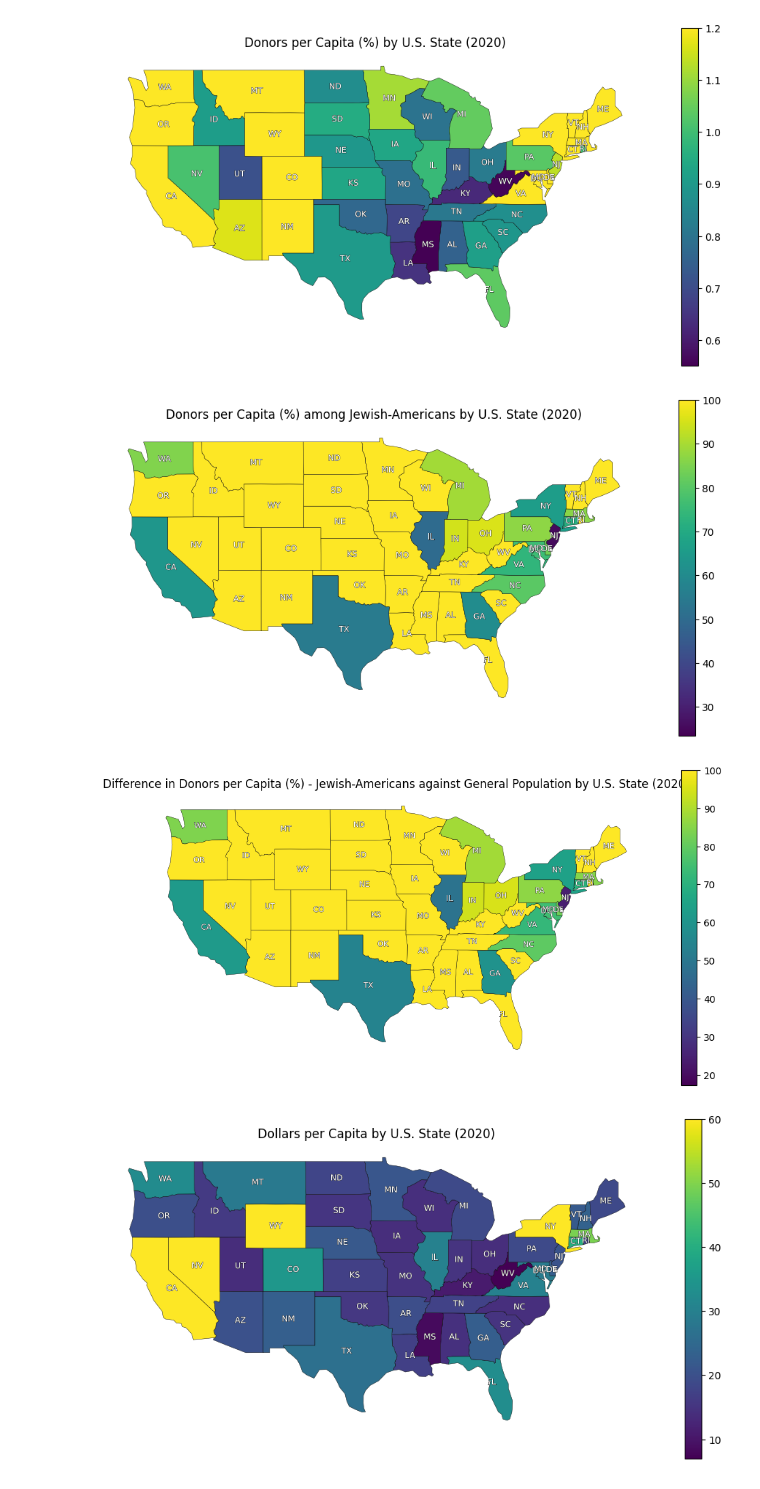
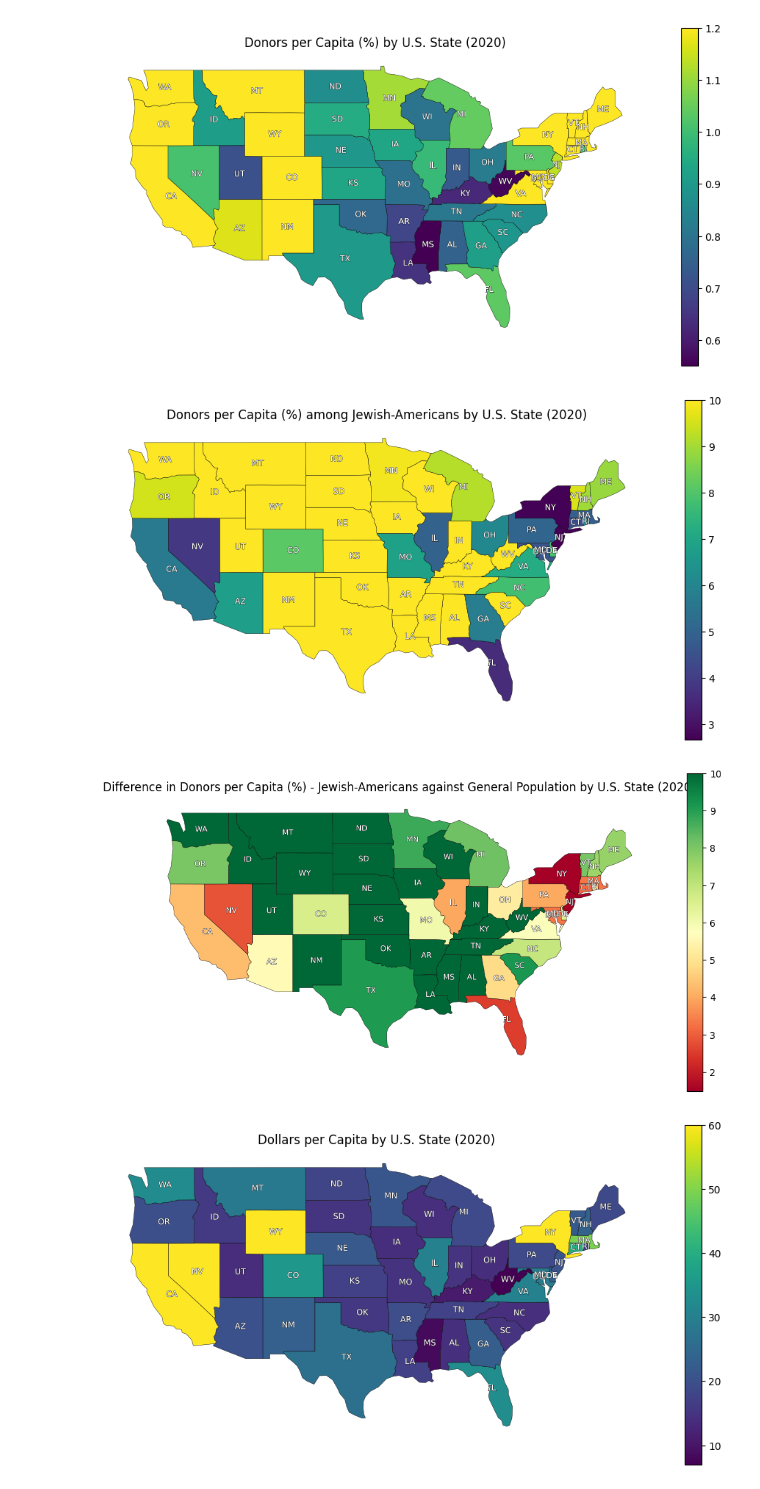
Before and after one commit to kkkarnav/indianamericancontributions, a Jupyter notebook: donors_stats_jew.ipynb, the cells around one changed output. Saved outputs shown, nothing was run; the diff lists cells and outputs as text; code cells hidden in the pictures.

Commit message:
feat: population adjusted jewish figures

```diff
--- a/donors_stats_jew.ipynb
+++ b/donors_stats_jew.ipynb
@@ -227,7 +227,7 @@ state_stats = (
         avg_amount_jewish=("total_donated", lambda x: x[donors.loc[x.index, "ethnic"] == "jew"].mean()),
         med_amount_jewish=("total_donated", lambda x: x[donors.loc[x.index, "ethnic"] == "jew"].median()),
         total_donations_jewish=("total_donated", lambda x: x[donors.loc[x.index, "ethnic"] == "jew"].sum()),
-        donor_count_jewish=("total_donated", lambda x: (donors.loc[x.index, "ethnic"] == "jew").count())
+        donor_count_jewish=("ethnic", lambda x: (x == "jew").sum())
     )
     .sort_values("total_donations", ascending=False)
     .reset_index()
@@ -255,6 +255,7 @@ gdf = gdf[(gdf["iso_a2"] == "US") & (~gdf["iso_3166_2"].isin(exclude_codes))][["
 gdf["state"] = gdf["iso_3166_2"].str.replace("US-", "")
 gdf_merged = gdf.merge(state_stats, on="state", how="left")
 # %%
-population = pd.read_csv("./data/aapi_population.csv", sep="\t")
+population = pd.read_csv("./data/jvl_population.csv", sep=",")
+population[["Jewish Pop", "Census Pop", "Share"]] = population[["Jewish Pop", "Census Pop", "Share"]].apply(pd.to_numeric, errors='coerce')
 population.head(10)
 # %% [output]
@@ -496,9 +492,9 @@ plt.show()
 # %%
 gdf_merged["don_per_capita"] = gdf_merged["donor_count"] / gdf_merged["Census Pop"] * 100
-gdf_merged["don_per_capita_jewish"] = gdf_merged["donor_count_jewish"] / gdf_merged["Indian Pop"] * 100
+gdf_merged["don_per_capita_jewish"] = gdf_merged["donor_count_jewish"] / gdf_merged["Jewish Pop"] * 100
 gdf_merged["don_per_capita_diff"] = gdf_merged["don_per_capita_jewish"] - gdf_merged["don_per_capita"]
 gdf_merged["dollars_per_capita"] = gdf_merged["total_donations"] / gdf_merged["Census Pop"]
-gdf_merged["dollars_per_capita_jewish"] = gdf_merged["total_donations_jewish"] / gdf_merged["Indian Pop"]
+gdf_merged["dollars_per_capita_jewish"] = gdf_merged["total_donations_jewish"] / gdf_merged["Jewish Pop"]
 gdf_merged["dollars_per_capita_diff"] = gdf_merged["dollars_per_capita_jewish"] - gdf_merged["dollars_per_capita"]
 # %%
 fig, ax = plt.subplots(figsize=(12, 6))
@@ -536,7 +532,7 @@ gdf_merged.plot(
     linewidth=0.3,
     ax=ax,
     missing_kwds={"color": "lightgray"},
-    vmax=100
+    vmax=10
 )
 
 cbar = fig.axes[-1]
@@ -551,33 +547,33 @@ plt.grid(True, linestyle="--", alpha=0.7)
 ax.axis("off")
 plt.show()
 # %% [output]
-[figure, old version]
+[figure, new version]
 # %%
 fig, ax = plt.subplots(figsize=(12, 6))
 gdf_merged.plot(
     column="don_per_capita_diff",
-    cmap="viridis",
+    cmap="RdYlGn",
     legend=True,
     edgecolor="black",
     linewidth=0.3,
     ax=ax,
     missing_kwds={"color": "lightgray"},
-    vmax=100
+    vmax=10
 )
 
 cbar = fig.axes[-1]
 
 for idx, row in gdf_merged.iterrows():
     centroid = row["geometry"].centroid
     text = ax.text(centroid.x, centroid.y, row["state"], fontsize=8, ha="center", va="center", color="white")
     text.set_path_effects([path_effects.Stroke(linewidth=0.5, foreground="black"), path_effects.Normal()])
 
 plt.title(f"Difference in Donors per Capita (%) - Jewish-Americans against General Population by U.S. State (20{year})")
 plt.grid(True, linestyle="--", alpha=0.7)
 ax.axis("off")
 plt.show()
 # %% [output]
-[figure, old version]
+[figure, new version]
 # %%
 fig, ax = plt.subplots(figsize=(12, 6))
 gdf_merged.plot(
```
Also changed, not shown: parts of 12 cells of this notebook, 1 other file.
